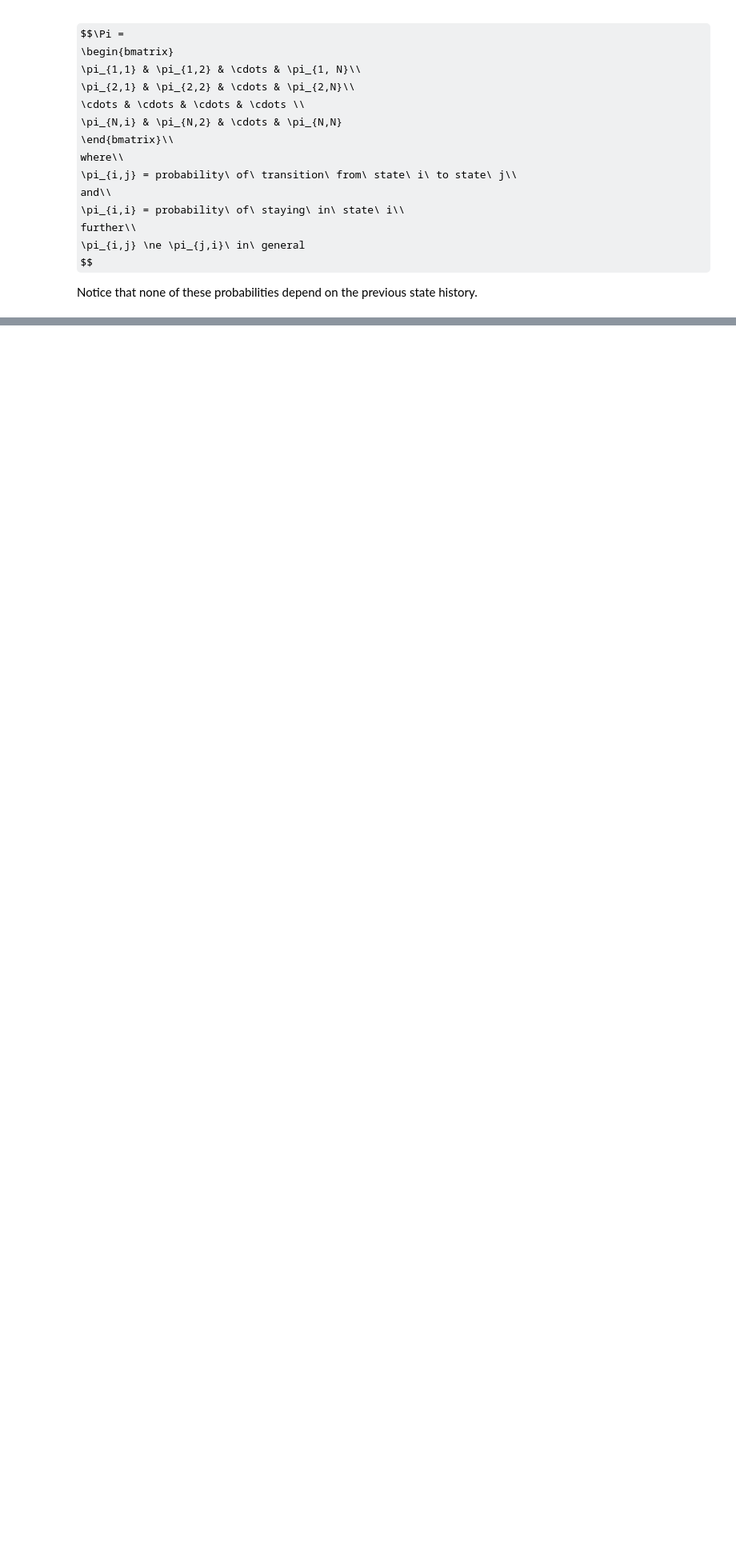
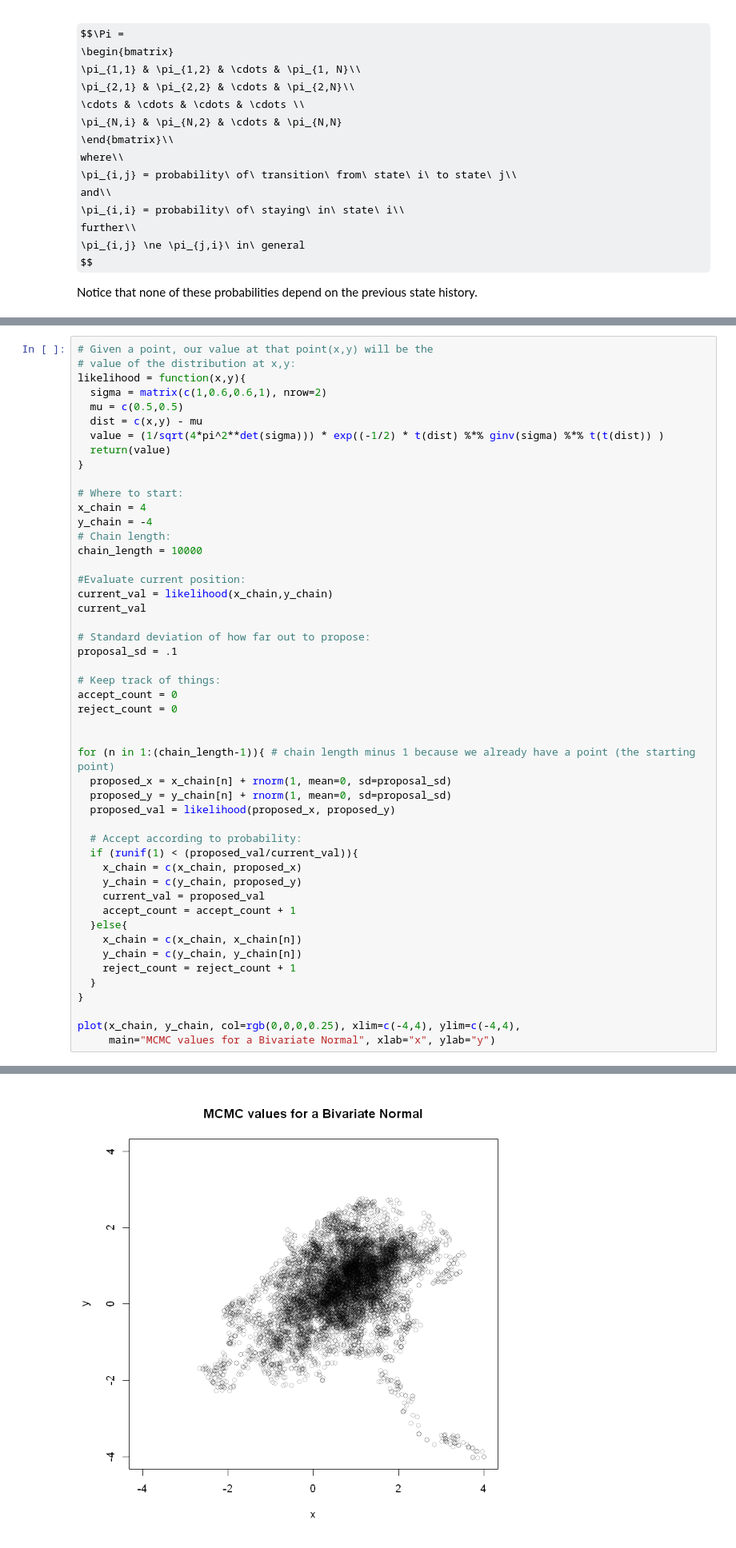
Before and after one commit to StephenElston/DataScience350, a Jupyter notebook: Lecture9/BayesModels2.ipynb, the cells around one changed output, grey strips where cells are left out. Shown at 80% size. Cells and saved outputs as stored; diff of their text form; some formulas as TeX source; blank space fills up the shorter version.

Commit message:
Updates to the MCMC examples in the Bayes notebook.

```diff
--- a/Lecture9/BayesModels2.ipynb
+++ b/Lecture9/BayesModels2.ipynb
@@ -128,0 +138,50 @@ If s is too big, get large jumps and slow convergence
+# %%
+# Given a point, our value at that point(x,y) will be the
+# value of the distribution at x,y:
+likelihood = function(x,y){
+  sigma = matrix(c(1,0.6,0.6,1), nrow=2)
+  mu = c(0.5,0.5)
+  dist = c(x,y) - mu
+  value = (1/sqrt(4*pi^2**det(sigma))) * exp((-1/2) * t(dist) %*% ginv(sigma) %*% t(t(dist)) )
+  return(value)
+}
+
+# Where to start:
+x_chain = 4
+y_chain = -4
+# Chain length:
+chain_length = 10000
+
+#Evaluate current position:
+current_val = likelihood(x_chain,y_chain)
+current_val
+
+# Standard deviation of how far out to propose:
+proposal_sd = .1
+
+# Keep track of things:
+accept_count = 0
+reject_count = 0
+
+
+for (n in 1:(chain_length-1)){ # chain length minus 1 because we already have a point (the starting point)
+  proposed_x = x_chain[n] + rnorm(1, mean=0, sd=proposal_sd)
+  proposed_y = y_chain[n] + rnorm(1, mean=0, sd=proposal_sd)
+  proposed_val = likelihood(proposed_x, proposed_y)
+
+  # Accept according to probability:
+  if (runif(1) < (proposed_val/current_val)){
+    x_chain = c(x_chain, proposed_x)
+    y_chain = c(y_chain, proposed_y)
+    current_val = proposed_val
+    accept_count = accept_count + 1
+  }else{
+    x_chain = c(x_chain, x_chain[n])
+    y_chain = c(y_chain, y_chain[n])
+    reject_count = reject_count + 1
+  }
+}
+
+plot(x_chain, y_chain, col=rgb(0,0,0,0.25), xlim=c(-4,4), ylim=c(-4,4),
+     main="MCMC values for a Bivariate Normal", xlab="x", ylab="y")
+# %% [output]
@@ -128,0 +189 @@ If s is too big, get large jumps and slow convergence
+[figure, added]
```
Also changed, not shown: parts of 34 cells of this notebook, 5 other files.
